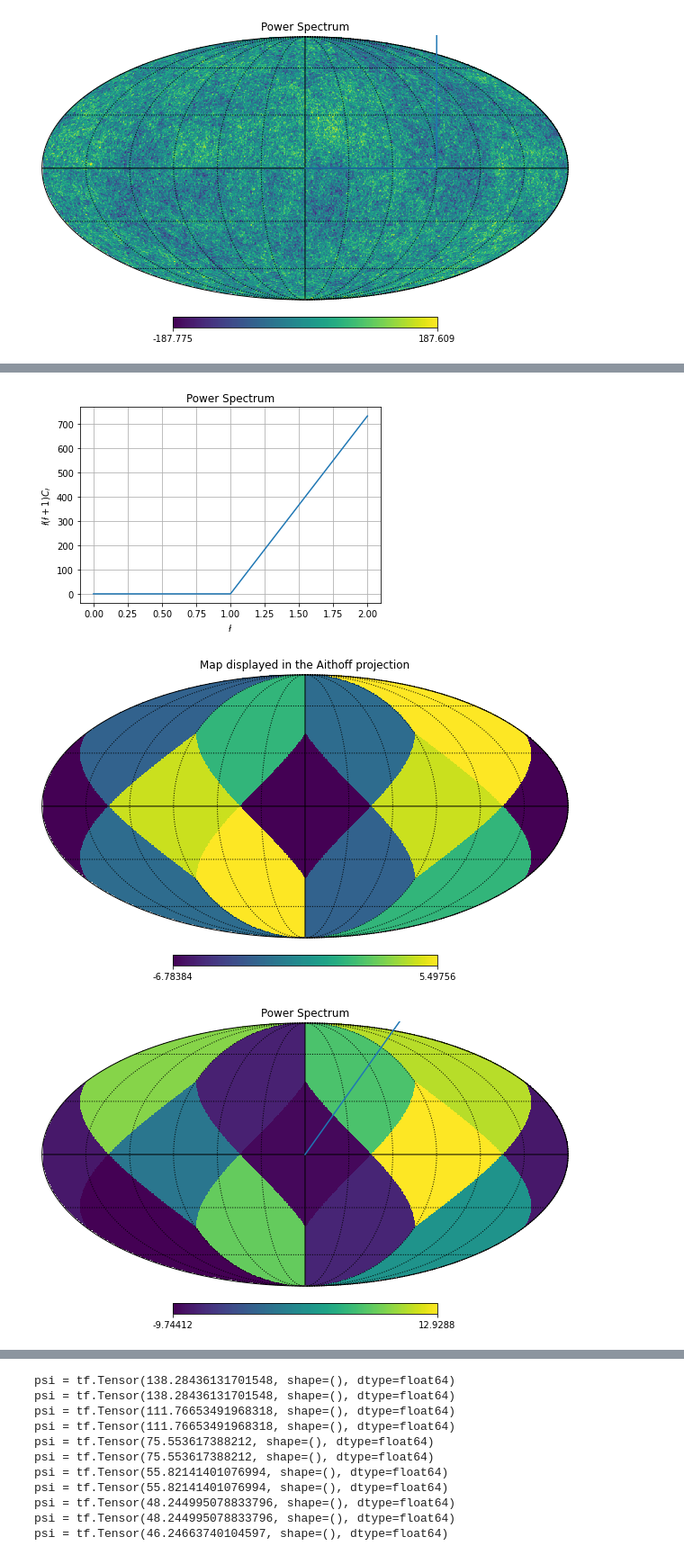
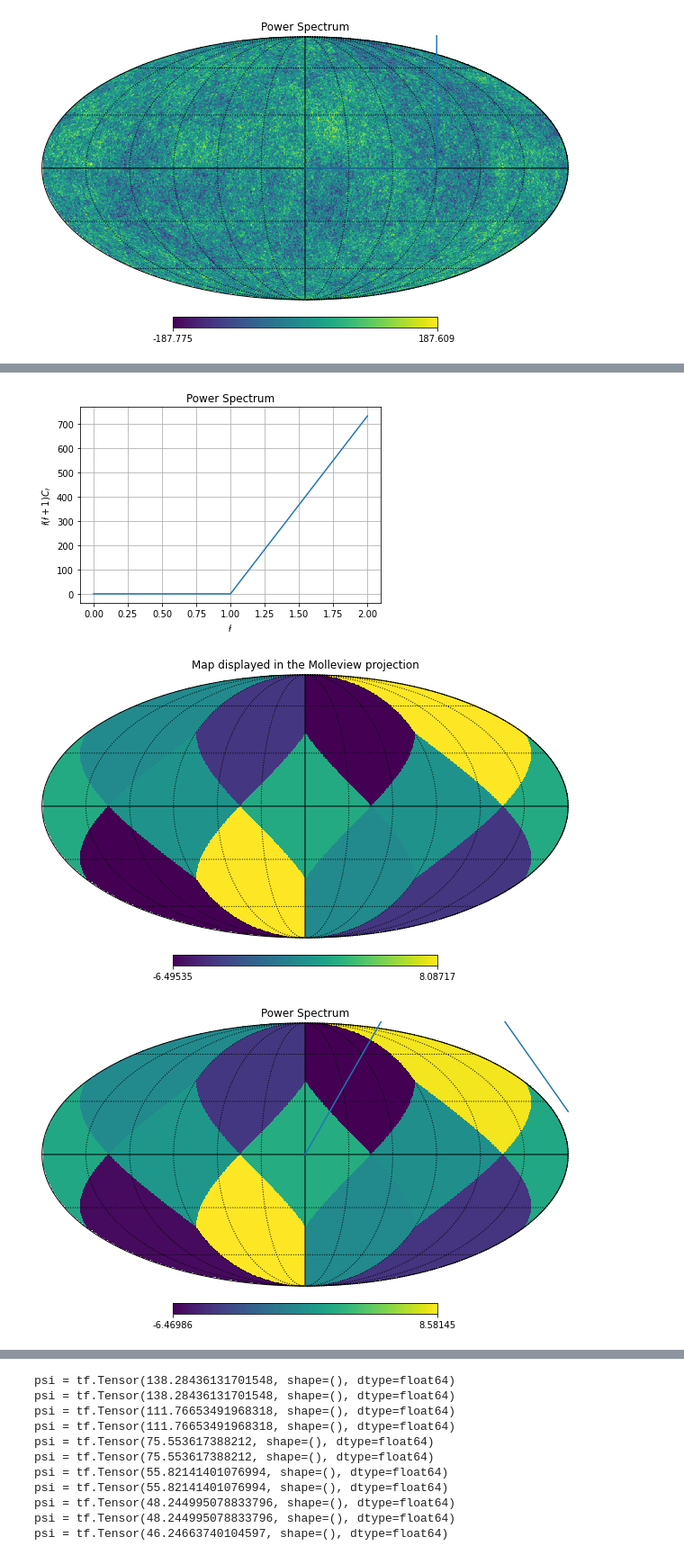
Before and after one commit to OscarHickman/Characterisation-of-Photon-BEC-phase-diagram-using-Machine-Learning, a Jupyter notebook: CMB_with_advanced_sampling_techniques.ipynb, the cells around one changed output, grey strips where cells are left out. Shown at 90% size. Cells and saved outputs as stored; diff of their text form; code cells hidden in the pictures.

```diff
--- a/CMB_with_advanced_sampling_techniques.ipynb
+++ b/CMB_with_advanced_sampling_techniques.ipynb
@@ -94,7 +94,7 @@ def plotpwrspctrm(_cls):
 
 #PLots a map in the mollview projection
 def mollviewmap(_map):
-    hp.mollview(_map, title="Map displayed in the Aithoff projection", cmap = None)
+    hp.mollview(_map, title="Map displayed in the Molleview projection", cmap = None)
     hp.graticule()
 # %%
 #Adds random noise to each pixel on a map given a variance
@@ -503,7 +498,7 @@ plotpwrspctrm(noisecl2) #plots the estimated power spectrum.
 parameters3 = [67.74, 0.0486, 0.2589, 0.06, 0.0, 0.066] #cosmological parameters.
 lmax3 = 6  #lmax value wanted from data
 NSIDE3 = int(lmax3/3)  #len(cls1)/3   #3*nside = len(cls)
-n3 = np.linspace(5,5,(12*(NSIDE3)**2))
+n3 = np.linspace(0.5,0.5,(12*(NSIDE3)**2))
 Ninv3 = []
 for i in range(len(n3)):
     Ninv3.append(1/(n3[i]**2)) #finds the inverse noise matrix
@@ -525,27 +520,27 @@ plotpwrspctrm(noisecl3) #plots the estimated power spectrum.
 # %%
 #Trial with parameters 4
 parameters4 = [67.74, 0.0486, 0.2589, 0.06, 0.0, 0.066] #cosmological parameters.
 lmax4 = 3  #lmax value wanted from data
 NSIDE4 = int(lmax4/3)  #len(cls1)/3   #3*nside = len(cls)
-n4 = np.linspace(5,5,(12*(NSIDE4)**2))
+n4 = np.linspace(0.5,0.5,(12*(NSIDE4)**2))
 Ninv4 = []
 for i in range(len(n4)):
     Ninv4.append(1/(n4[i]**2)) #finds the inverse noise matrix
 
 cls4 = call_CAMB_map(parameters4, lmax4) #power spectrum for the given parameters and lmax.
 plotpwrspctrm(cls4) #plot of the power spectrum.
 map4 = hpcltomap(cls4, NSIDE4)  #generates a map from the power spectrum
 map4 = hpmapsmooth(map4, lmax4) #applies a gaussian beam smoother to the map
 mollviewmap(map4)
 noisemap4 = noisemapfunc(map4,n4[0])[0] #adds noise to the map
 mollviewmap(noisemap4)
 hnoisealms4 = maptoalm(noisemap4) #alms in my ordering
 noisecl4 = almtocl(hnoisealms4, lmax4) #
 plotpwrspctrm(noisecl4) #plots the estimated power spectrum.
 # %% [output]
 [figure]
-[figure, old version]
+[figure, new version]
-[figure, old version]
+[figure, new version]
 # %%
 #inital values for the optimisation of psi (with the values from parameters4)
 _number = 3
```
Also changed, not shown: parts of 12 cells of this notebook.
